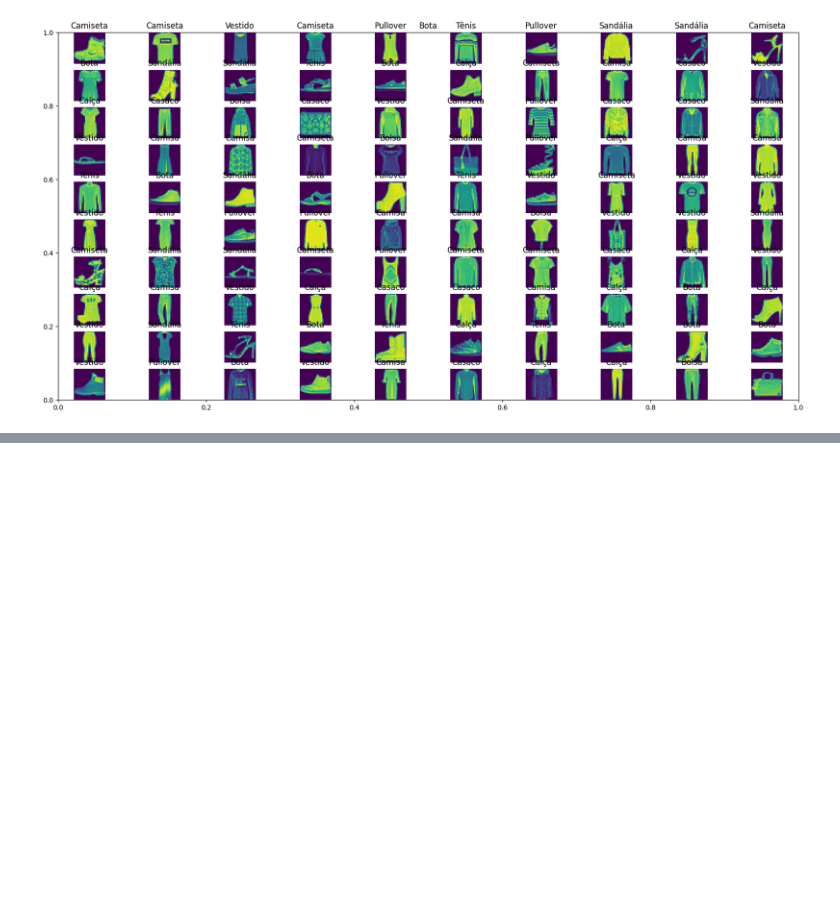
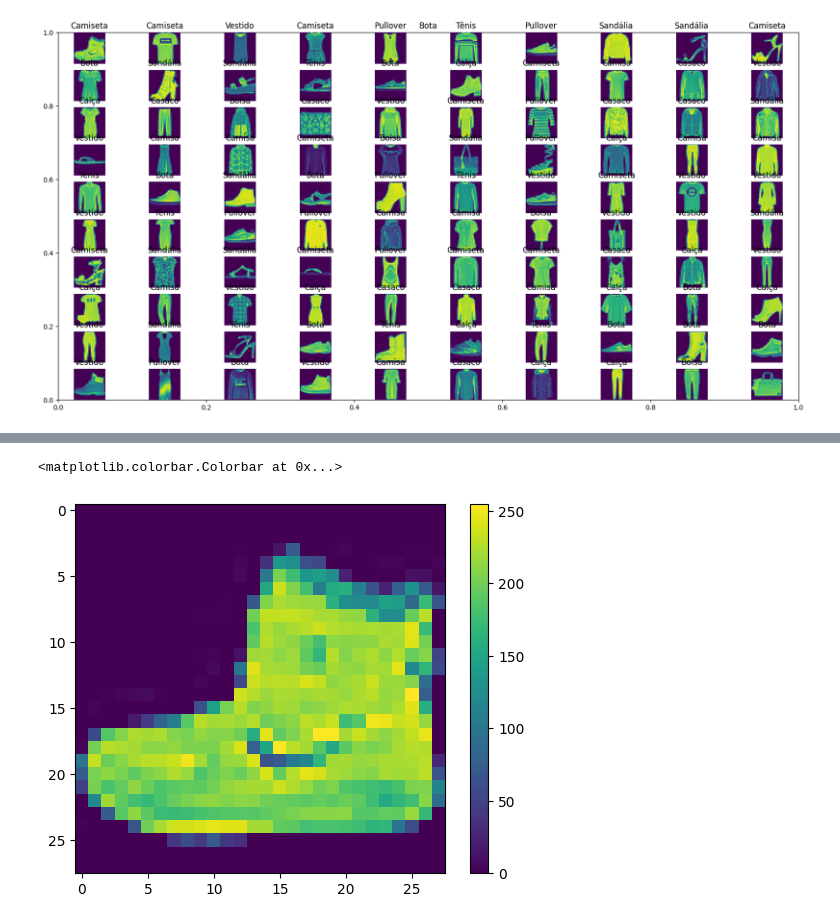
Before and after one commit to greghonox/KERAS, a Jupyter notebook: class_one.ipynb, the cells around one changed output, grey strips where cells are left out. Drawn from its saved outputs; the diff is of its cells as text; code cells hidden in the pictures; blank space fills up the shorter version.

```diff
--- a/class_one.ipynb
+++ b/class_one.ipynb
@@ -36,0 +55,8 @@ ValueError: Could not interpret loss identifier: entropia categorica cruzada esp
+# %%
+### let check the quality of the model per colors
+
+plt.imshow(img_train[0])
+plt.colorbar()
+# %% [output]
+<matplotlib.colorbar.Colorbar at 0x...>
+[figure, added]
```
Also changed, not shown: parts of 9 cells of this notebook, 1 other file.
